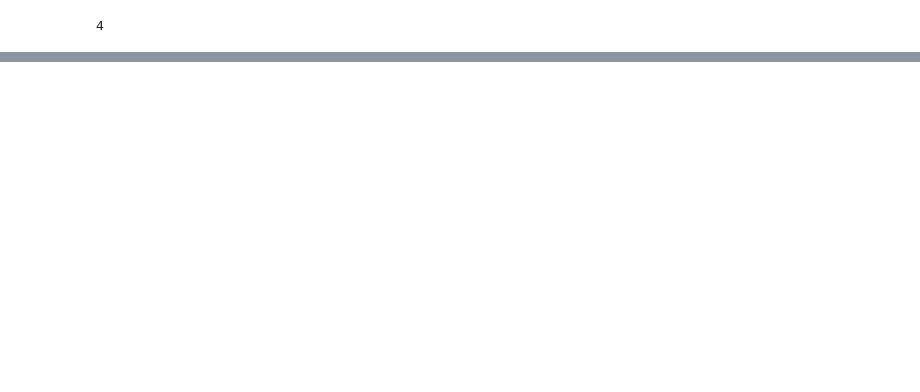
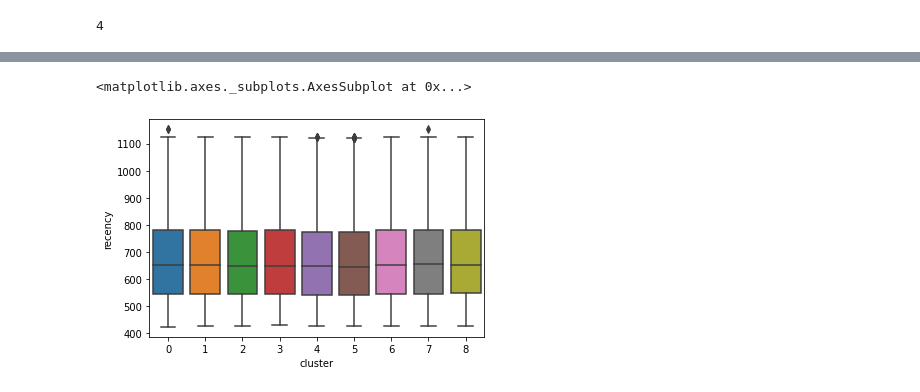
Before and after one commit to davidviana/clusters, a Jupyter notebook: Atividade_Swift.ipynb, the cells around one changed output, grey strips where cells are left out. Cells and saved outputs as stored; diff of their text form; code cells hidden in the pictures; blank space fills up the shorter version.

```diff
--- a/Atividade_Swift.ipynb
+++ b/Atividade_Swift.ipynb
@@ -84,3 +86,11 @@ def optimal_clusters(wcss, cluster_final):
 optimal_clusters(wcss, 9)
 # %% [output]
 4
+# %%
+# Frequency
+df_pedido = df[['id_cliente', 'item_id']]
+df_pedido = df.groupby('id_cliente') ['item_id'].count()
+df_pedido = df_pedido.reset_index()
+df_pedido.columns = ['id_cliente', 'frequency']
+
+df_pedido.tail()
@@ -86,0 +104,8 @@ optimal_clusters(wcss, 9)
+# %%
+# Monetary
+
+df_receita = df[['id_cliente', 'id_pedido', 'preco']]
+df_receita = df.groupby('id_cliente') ['preco'].sum()
+df_receita = df_receita.reset_index()
+df_receita.columns = ['id_cliente', 'monetary']
+df_receita.tail()
@@ -86,0 +119,4 @@ optimal_clusters(wcss, 9)
+# %%
+rfm = pd.merge(df_pedido[['id_cliente', 'frequency']], df_receita[['id_cliente', 'monetary']], on = 'id_cliente')
+rfm = pd.merge(rfm, df_cliente[['id_cliente', 'recency']], on='id_cliente')
+rfm.tail()
@@ -86,0 +130,7 @@ optimal_clusters(wcss, 9)
+# %%
+# Standardization
+
+scaler = StandardScaler()
+rfm_normal = rfm[['recency', 'frequency', 'monetary']]
+rfm_normal['cluster'] = kmeans.labels_
+rfm_normal.head()
@@ -86,0 +144,5 @@ optimal_clusters(wcss, 9)
+# %%
+sns.boxplot(x='cluster', y='recency', data=rfm_normal)
+# %% [output]
+<matplotlib.axes._subplots.AxesSubplot at 0x...>
+[figure, added]
```
Also changed, not shown: parts of 13 cells of this notebook.
